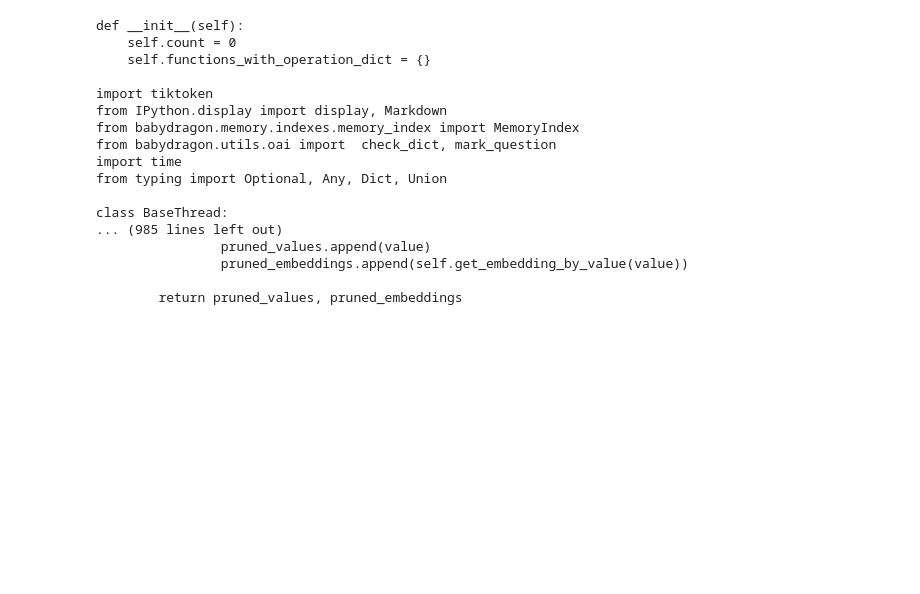
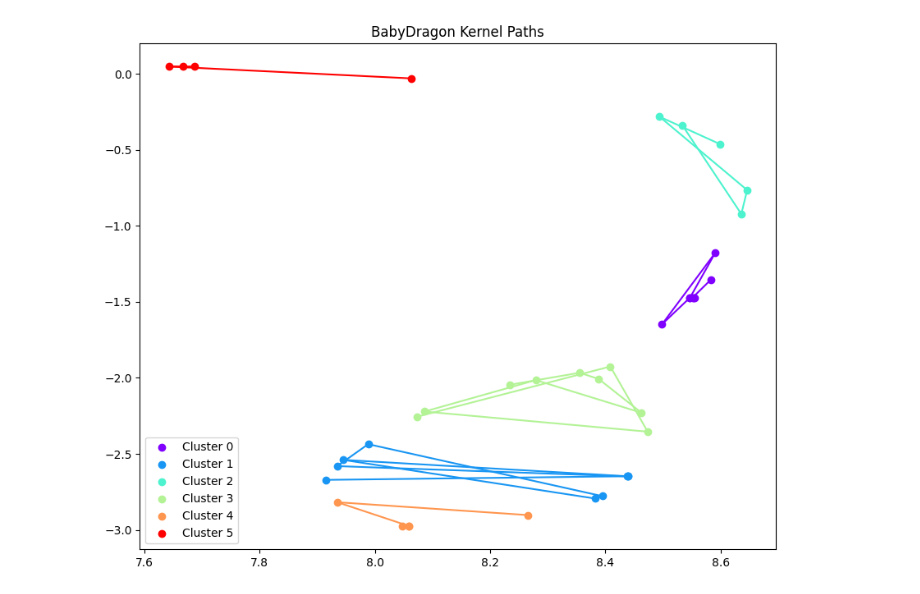
Before and after one commit to Neural-Dragon-AI/BabyDragon, a Jupyter notebook: task_example.ipynb, the cells around one changed output. Saved outputs shown, nothing was run; the diff lists cells and outputs as text; code cells hidden in the pictures; blank space fills up the shorter version.

Commit message:
changes to task notebook, embedding fn and llm_task

```diff
--- a/task_example.ipynb
+++ b/task_example.ipynb
@@ -75,3 +75,10 @@ def plot_embeddings_with_paths(embeddings, paths, title):
     plt.scatter(reduced_embeddings[:, 0], reduced_embeddings[:, 1], c=colors_by_cluster)
     plt.title(title)
     plt.show()
+# %%
+import os
+import babydragon
+
+babydragon_path = os.path.dirname(os.path.abspath(babydragon.__file__))
+babydragon_path = os.path.join(babydragon_path, "chat")
+print(babydragon_path)
@@ -78,18 +87,14 @@ def plot_embeddings_with_paths(embeddings, paths, title):
 # %%
-import os
-import babydragon
 
-babydragon_path = os.path.dirname(os.path.abspath(babydragon.__file__))
 
 venv_path = "/Users/danielhug/neuraldragon/gitensor/BabyDragon/venv/lib/python3.10/site-packages"
 faiss_venv_path = f"{venv_path}/faiss"
 libcst_venv_path = f"{venv_path}/libcst"
 python_index_dict = {
-    "babydragon_index": PythonIndex(babydragon_path,name="babydragon_index", load = True),
+    "babydragon_index": PythonIndex(babydragon_path,name="babydragon_chat_index", load = False),
+}
+'''
     "faiss_index": PythonIndex(faiss_venv_path,name="faiss_index", load = True),
     "libcst_index": PythonIndex(libcst_venv_path,name="libcst_index", load = True)
 }
-
-memory_kernel_dict = {
-    "babydragon_kernel": MemoryKernel(python_index_dict['babydragon_index'])
-}
+'''
@@ -115,27 +126,11 @@ for path in paths:
     for path_j in paths:
         if path != path_j:
             assert len(set(path).intersection(set(path_j))) == 0
-# %%
-path = memory_kernel_group.path_group['babydragon_kernel'][8]
-memory_kernel_group.print_path(path=path, kernel_label='babydragon_kernel')
-# %% [output]
-def __init__(self):
-    self.count = 0
-    self.functions_with_operation_dict = {}
-
-import tiktoken
-from IPython.display import display, Markdown
-from babydragon.memory.indexes.memory_index import MemoryIndex
-from babydragon.utils.oai import  check_dict, mark_question
-import time
-from typing import Optional, Any, Dict, Union
-
-class BaseThread:
-... (985 lines left out)
-                pruned_values.append(value)
-                pruned_embeddings.append(self.get_embedding_by_value(value))
-
-        return pruned_values, pruned_embeddings
+# %%
+paths = memory_kernel_group.path_group['babydragon_kernel']
+plot_embeddings_with_path(memory_kernel_group.memory_kernel_dict['babydragon_kernel'].node_embeddings,title='BabyDragon Kernel Paths', paths=paths)
+# %% [output]
+[figure, added]
 # %%
 # Sort the paths using Gaussian distances
 memory_kernel_group.sort_paths_by_mode_distance("babydragon_kernel", distance_metric="euclidean")
```
Also changed, not shown: parts of 21 cells of this notebook, 2 other files.
